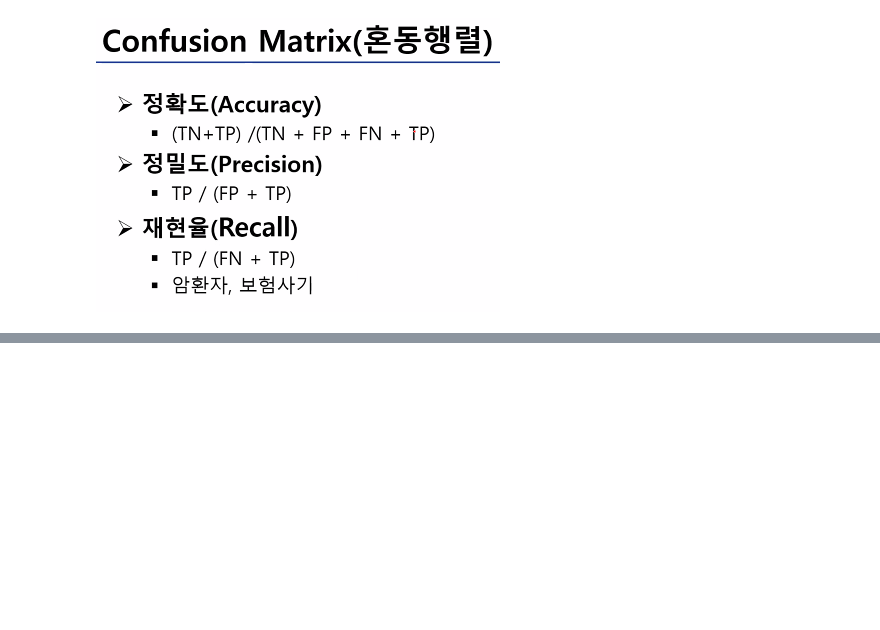
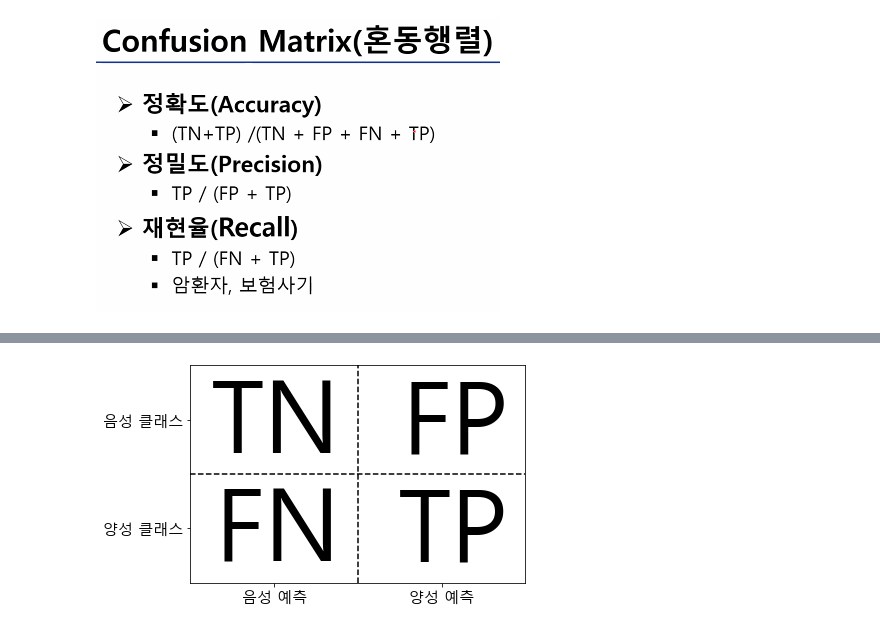
Before and after one commit to Minsik113/Python-Study, a Jupyter notebook: Book_Machine_Learning/05-모델 평가와 성능 향상.ipynb, the cells around one changed output, grey strips where cells are left out. Saved outputs shown, nothing was run; the diff lists cells and outputs as text; code cells hidden in the pictures; blank space fills up the shorter version.

```diff
--- a/Book_Machine_Learning/05-모델 평가와 성능 향상.ipynb
+++ b/Book_Machine_Learning/05-모델 평가와 성능 향상.ipynb
@@ -181,0 +186,13 @@ print(f'교차 검증 점수: \n {cross_val_score(logreg, iris.data, iris.target
+# %%
+# 폰트
+%matplotlib inline
+import matplotlib.pyplot as plt
+from matplotlib import font_manager, rc
+plt.rcParams['axes.unicode_minus'] = False
+f_path = 'C:\Windows\Fonts\malgun.ttf'
+font_name = font_manager.FontProperties(fname=f_path).get_name()
+rc('font',family=font_name)
+
+# 경고무시
+import warnings
+warnings.filterwarnings("ignore")
@@ -181,0 +274,5 @@ print(f'교차 검증 점수: \n {cross_val_score(logreg, iris.data, iris.target
+# %%
+import mglearn
+mglearn.plots.plot_binary_confusion_matrix()
+# %% [output]
+[figure, added]
```
Also changed, not shown: parts of 30 cells of this notebook, 1 other file.
